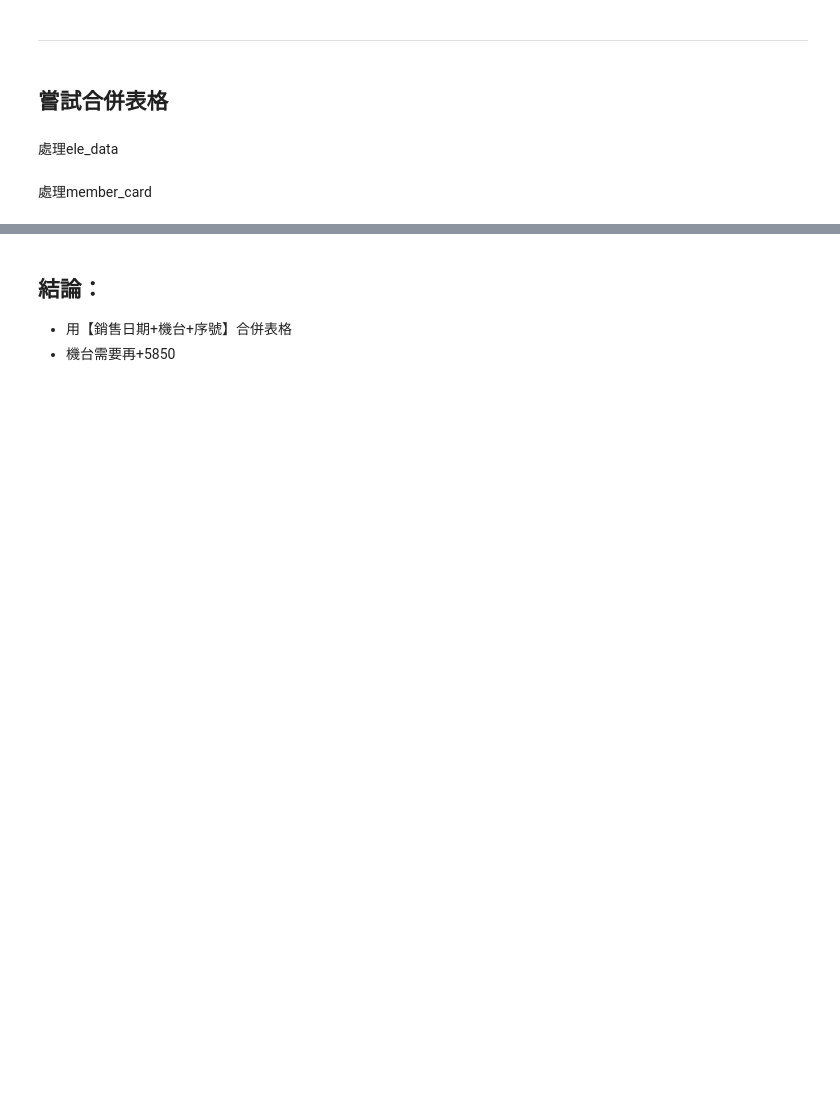
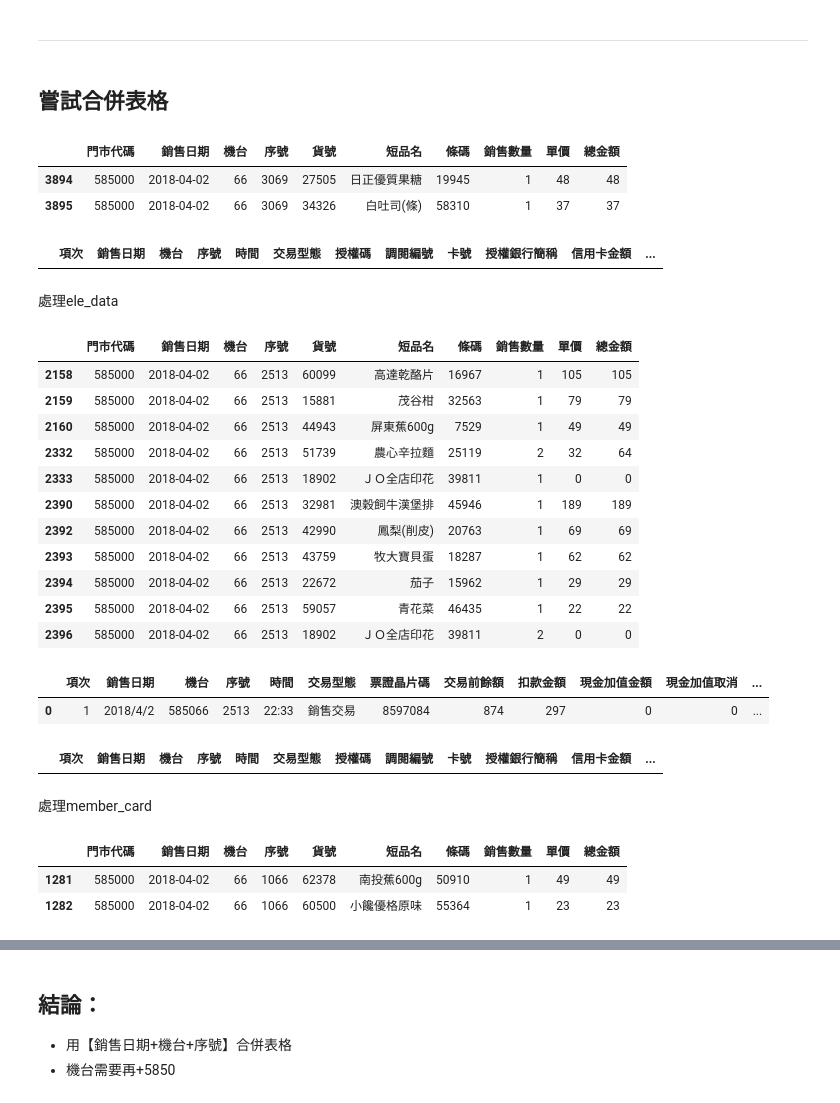
Before and after one commit to julia-hsueh/chaining, a Jupyter notebook: data_POS/chaining.ipynb, the cells around one changed output, grey strips where cells are left out. Cells and saved outputs as stored; diff of their text form; code cells hidden in the pictures; blank space fills up the shorter version.

```diff
--- a/data_POS/chaining.ipynb
+++ b/data_POS/chaining.ipynb
@@ -192,19 +243,68 @@ df_credit_card.describe(include = 'object')
 # %% [markdown]
 ## 嘗試合併表格
 # %%
-df_basket_items[(df_basket_items['序號']==3069) & (df_basket_items['銷售日期']=='2018-04-02')& (df_basket_items['機台']==66)]
+(df_basket_items
+               .loc[(df_basket_items['序號'] == 3069) &
+                    (df_basket_items['銷售日期'] == '2018-04-02') &
+                    (df_basket_items['機台'] == 66)]
+              )
+# %% [output]
+|  | 門市代碼 | 銷售日期 | 機台 | 序號 | 貨號 | 短品名 | 條碼 | 銷售數量 | 單價 | 總金額 |
+| 3894 | 585000 | 2018-04-02 | 66 | 3069 | 27505 | 日正優質果糖 | 19945 | 1 | 48 | 48 |
+| 3895 | 585000 | 2018-04-02 | 66 | 3069 | 34326 | 白吐司(條) | 58310 | 1 | 37 | 37 |
 # %%
-df_credit_card[(df_credit_card['序號']==3069) & (df_credit_card['銷售日期']=='2018-04-02')]
+(df_credit_card
+    .loc[(df_credit_card['序號'] == 3069) &
+    (df_credit_card['銷售日期'] == '2018-04-02')]
+)
+# %% [output]
+|  | 項次 | 銷售日期 | 機台 | 序號 | 時間 | 交易型態 | 授權碼 | 調閱編號 | 卡號 | 授權銀行簡稱 | 信用卡金額 | ... |
 # %% [markdown]
 處理ele_data
 # %%
-df_basket_items[(df_basket_items['序號']==2513) & (df_basket_items['銷售日期']=='2018-04-02') & (df_basket_items['機台']==66)]
+(df_basket_items
+    .loc[(df_basket_items['序號'] == 2513) &
+    (df_basket_items['銷售日期'] == '2018-04-02') &
+    (df_basket_items['機台'] == 66)]
+)
+# %% [output]
+|  | 門市代碼 | 銷售日期 | 機台 | 序號 | 貨號 | 短品名 | 條碼 | 銷售數量 | 單價 | 總金額 |
+| 2158 | 585000 | 2018-04-02 | 66 | 2513 | 60099 | 高達乾酪片 | 16967 | 1 | 105 | 105 |
+| 2159 | 585000 | 2018-04-02 | 66 | 2513 | 15881 | 茂谷柑 | 32563 | 1 | 79 | 79 |
+| 2160 | 585000 | 2018-04-02 | 66 | 2513 | 44943 | 屏東蕉600g | 7529 | 1 | 49 | 49 |
+| 2332 | 585000 | 2018-04-02 | 66 | 2513 | 51739 | 農心辛拉麵 | 25119 | 2 | 32 | 64 |
+| 2333 | 585000 | 2018-04-02 | 66 | 2513 | 18902 | ＪＯ全店印花 | 39811 | 1 | 0 | 0 |
+| 2390 | 585000 | 2018-04-02 | 66 | 2513 | 32981 | 澳穀飼牛漢堡排 | 45946 | 1 | 189 | 189 |
+| 2392 | 585000 | 2018-04-02 | 66 | 2513 | 42990 | 鳳梨(削皮) | 20763 | 1 | 69 | 69 |
+| 2393 | 585000 | 2018-04-02 | 66 | 2513 | 43759 | 牧大寶貝蛋 | 18287 | 1 | 62 | 62 |
+| 2394 | 585000 | 2018-04-02 | 66 | 2513 | 22672 | 茄子 | 15962 | 1 | 29 | 29 |
+| 2395 | 585000 | 2018-04-02 | 66 | 2513 | 59057 | 青花菜 | 46435 | 1 | 22 | 22 |
+| 2396 | 585000 | 2018-04-02 | 66 | 2513 | 18902 | ＪＯ全店印花 | 39811 | 2 | 0 | 0 |
 # %%
-df_ele_data[(df_ele_data['序號']==2513) & (df_ele_data['銷售日期']=='2018/4/2')]
+(df_ele_data
+    .loc[(df_ele_data['序號'] == 2513) &
+    (df_ele_data['銷售日期'] == '2018/4/2')]
+    )
+# %% [output]
+|  | 項次 | 銷售日期 | 機台 | 序號 | 時間 | 交易型態 | 票證晶片碼 | 交易前餘額 | 扣款金額 | 現金加值金額 | 現金加值取消 | ... |
+| 0 | 1 | 2018/4/2 | 585066 | 2513 | 22:33 | 銷售交易 | 8597084 | 874 | 297 | 0 | 0 | ... |
 # %%
-df_credit_card[(df_credit_card['序號']==2513) & (df_credit_card['銷售日期']=='2018-04-02')]
+(df_credit_card
+.loc[(df_credit_card['序號'] == 2513) &
+    (df_credit_card['銷售日期'] == '2018-04-02')]
+)
+# %% [output]
+|  | 項次 | 銷售日期 | 機台 | 序號 | 時間 | 交易型態 | 授權碼 | 調閱編號 | 卡號 | 授權銀行簡稱 | 信用卡金額 | ... |
 # %% [markdown]
 處理member_card
 # %%
-df_basket_items[(df_basket_items['序號']==1066) & (df_basket_items['銷售日期']=='2018-04-02') & (df_basket_items['機台']==66)]
+(df_basket_items
+.loc[(df_basket_items['序號'] == 1066) &
+        (df_basket_items['銷售日期'] == '2018-04-02') &
+        (df_basket_items['機台'] == 66)]
+)
+# %% [output]
+|  | 門市代碼 | 銷售日期 | 機台 | 序號 | 貨號 | 短品名 | 條碼 | 銷售數量 | 單價 | 總金額 |
+| 1281 | 585000 | 2018-04-02 | 66 | 1066 | 62378 | 南投蕉600g | 50910 | 1 | 49 | 49 |
+| 1282 | 585000 | 2018-04-02 | 66 | 1066 | 60500 | 小饞優格原味 | 55364 | 1 | 23 | 23 |
 # %%
```
Also changed, not shown: parts of 9 cells of this notebook.
